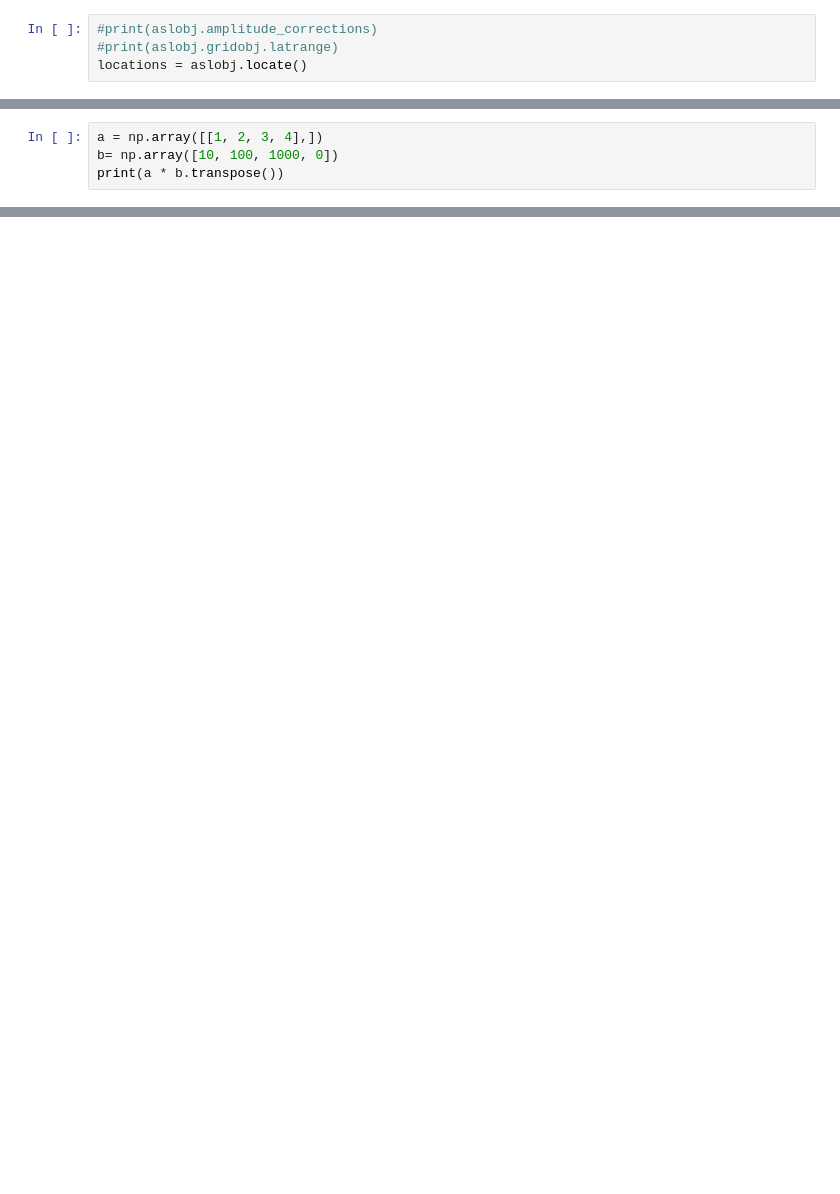
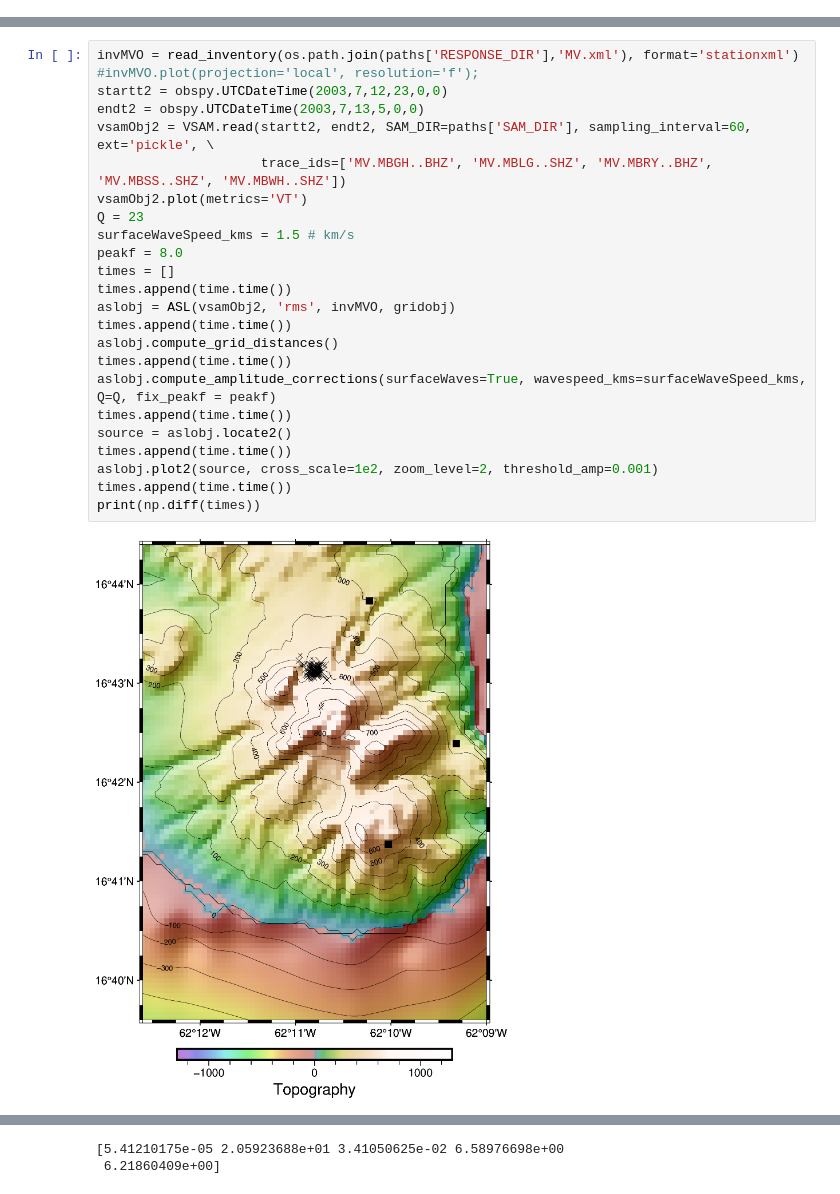
Before and after one commit to gthompson/MESS2024_Glenn, a Jupyter notebook: src/30_ASL/ASL_hack.ipynb, the cells around one changed output, grey strips where cells are left out. Drawn from its saved outputs; the diff is of its cells as text; blank space fills up the shorter version.

```diff
--- a/src/30_ASL/ASL_hack.ipynb
+++ b/src/30_ASL/ASL_hack.ipynb
@@ -230,4 +0,0 @@ aslobj.compute_amplitude_corrections(surfaceWaves=False)
-# %%
-#print(aslobj.amplitude_corrections)
-#print(aslobj.gridobj.latrange)
-locations = aslobj.locate()
@@ -245,4 +0,0 @@ METRIC:  mean
-# %%
-a = np.array([[1, 2, 3, 4],])
-b= np.array([10, 100, 1000, 0])
-print(a * b.transpose())
@@ -262,0 +399,26 @@ ModuleNotFoundError: No module named 'geopy'
+# %%
+invMVO = read_inventory(os.path.join(paths['RESPONSE_DIR'],'MV.xml'), format='stationxml')
+#invMVO.plot(projection='local', resolution='f');
+startt2 = obspy.UTCDateTime(2003,7,12,23,0,0)
+endt2 = obspy.UTCDateTime(2003,7,13,5,0,0)
+vsamObj2 = VSAM.read(startt2, endt2, SAM_DIR=paths['SAM_DIR'], sampling_interval=60, ext='pickle', \
+                     trace_ids=['MV.MBGH..BHZ', 'MV.MBLG..SHZ', 'MV.MBRY..BHZ', 'MV.MBSS..SHZ', 'MV.MBWH..SHZ'])
+vsamObj2.plot(metrics='VT')
+Q = 23
+surfaceWaveSpeed_kms = 1.5 # km/s
+peakf = 8.0
+times = []
+times.append(time.time())
+aslobj = ASL(vsamObj2, 'rms', invMVO, gridobj)
+times.append(time.time())
+aslobj.compute_grid_distances()
+times.append(time.time())
+aslobj.compute_amplitude_corrections(surfaceWaves=True, wavespeed_kms=surfaceWaveSpeed_kms, Q=Q, fix_peakf = peakf)
+times.append(time.time())
+source = aslobj.locate2()
+times.append(time.time())
+aslobj.plot2(source, cross_scale=1e2, zoom_level=2, threshold_amp=0.001)
+times.append(time.time())
+print(np.diff(times))
+# %% [output]
+[figure, added]
@@ -262,0 +441,2 @@ ModuleNotFoundError: No module named 'geopy'
+[5.41210175e-05 2.05923688e+01 3.41050625e-02 6.58976698e+00
+ 6.21860409e+00]
```
Also changed, not shown: parts of 17 cells of this notebook, 3 other files.
